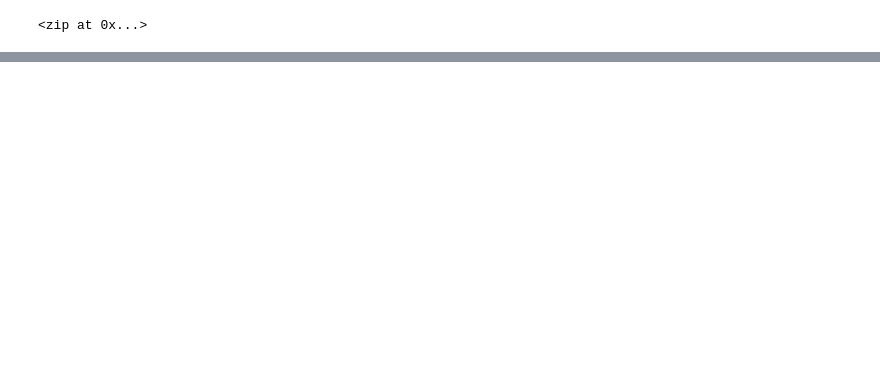
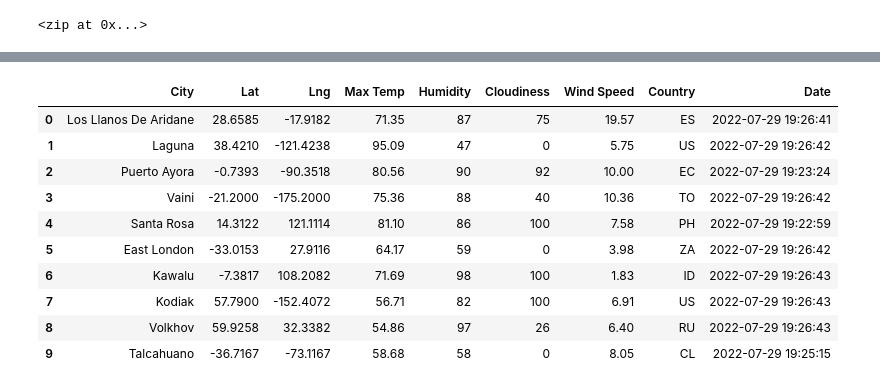
Before and after one commit to spencerkopp/World_Weather_Analysis, a Jupyter notebook: WeatherPy.ipynb, the cells around one changed output, grey strips where cells are left out. Saved outputs shown, nothing was run; the diff lists cells and outputs as text; code cells hidden in the pictures; blank space fills up the shorter version.

Commit message:
weatherpy

```diff
--- a/WeatherPy.ipynb
+++ b/WeatherPy.ipynb
@@ -32,0 +43,2 @@ len(cities)
+# %%
+url = "http://api.openweathermap.org/data/2.5/weather?units=Imperial&APPID=" + weather_api_key
@@ -32,0 +123,16 @@ len(cities)
+# %%
+# Convert the array of dictionaries to a Pandas DataFrame.
+city_data_df = pd.DataFrame(city_data)
+city_data_df.head(10)
+# %% [output]
+|  | City | Lat | Lng | Max Temp | Humidity | Cloudiness | Wind Speed | Country | Date |
+| 0 | Los Llanos De Aridane | 28.6585 | -17.9182 | 71.35 | 87 | 75 | 19.57 | ES | 2022-07-29 19:26:41 |
+| 1 | Laguna | 38.4210 | -121.4238 | 95.09 | 47 | 0 | 5.75 | US | 2022-07-29 19:26:42 |
+| 2 | Puerto Ayora | -0.7393 | -90.3518 | 80.56 | 90 | 92 | 10.00 | EC | 2022-07-29 19:23:24 |
+| 3 | Vaini | -21.2000 | -175.2000 | 75.36 | 88 | 40 | 10.36 | TO | 2022-07-29 19:26:42 |
+| 4 | Santa Rosa | 14.3122 | 121.1114 | 81.10 | 86 | 100 | 7.58 | PH | 2022-07-29 19:22:59 |
+| 5 | East London | -33.0153 | 27.9116 | 64.17 | 59 | 0 | 3.98 | ZA | 2022-07-29 19:26:42 |
+| 6 | Kawalu | -7.3817 | 108.2082 | 71.69 | 98 | 100 | 1.83 | ID | 2022-07-29 19:26:43 |
+| 7 | Kodiak | 57.7900 | -152.4072 | 56.71 | 82 | 100 | 6.91 | US | 2022-07-29 19:26:43 |
+| 8 | Volkhov | 59.9258 | 32.3382 | 54.86 | 97 | 26 | 6.40 | RU | 2022-07-29 19:26:43 |
+| 9 | Talcahuano | -36.7167 | -73.1167 | 58.68 | 58 | 0 | 8.05 | CL | 2022-07-29 19:25:15 |
```
Also changed, not shown: parts of 6 cells of this notebook, 5 other files.
